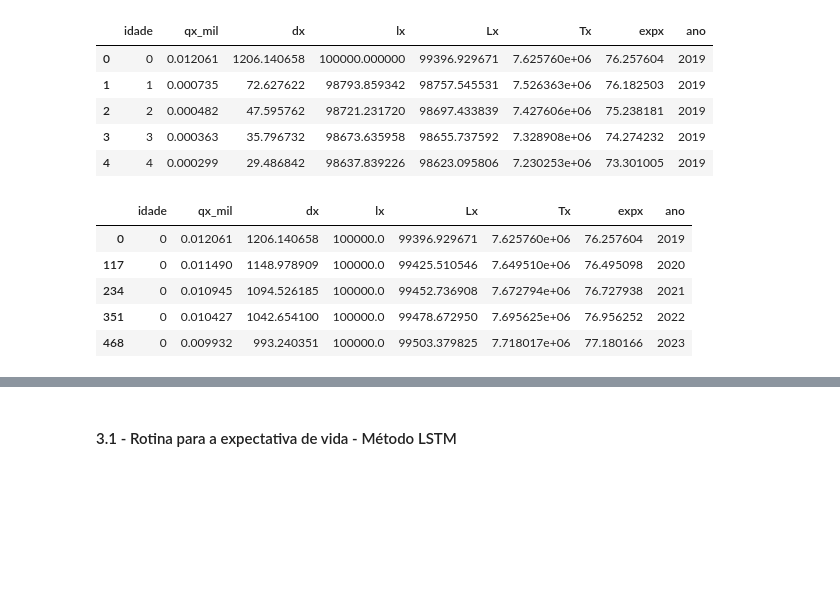
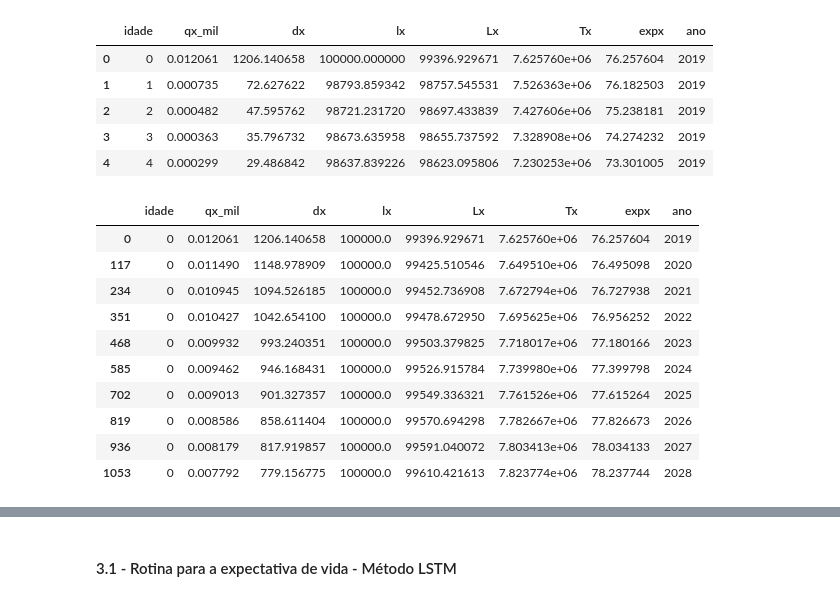
Before and after one commit to Domdoug/tabua_mortalidade_atuarial_com_lstm, a Jupyter notebook: 4-expectativa_vida_comparar_resultados.ipynb, the cells around one changed output, grey strips where cells are left out. Saved outputs shown, nothing was run; the diff lists cells and outputs as text; code cells hidden in the pictures; blank space fills up the shorter version.

```diff
--- a/4-expectativa_vida_comparar_resultados.ipynb
+++ b/4-expectativa_vida_comparar_resultados.ipynb
@@ -233,9 +259,14 @@ df_leecarter90 = df_leecarter_compl[df_leecarter_compl['idade']==90]
 # %%
-df_leecarter0.head()
+df_leecarter0.head(10)
 # %% [output]
 |  | idade | qx_mil | dx | lx | Lx | Tx | expx | ano |
 | 0 | 0 | 0.012061 | 1206.140658 | 100000.0 | 99396.929671 | 7.625760e+06 | 76.257604 | 2019 |
 | 117 | 0 | 0.011490 | 1148.978909 | 100000.0 | 99425.510546 | 7.649510e+06 | 76.495098 | 2020 |
 | 234 | 0 | 0.010945 | 1094.526185 | 100000.0 | 99452.736908 | 7.672794e+06 | 76.727938 | 2021 |
 | 351 | 0 | 0.010427 | 1042.654100 | 100000.0 | 99478.672950 | 7.695625e+06 | 76.956252 | 2022 |
 | 468 | 0 | 0.009932 | 993.240351 | 100000.0 | 99503.379825 | 7.718017e+06 | 77.180166 | 2023 |
+| 585 | 0 | 0.009462 | 946.168431 | 100000.0 | 99526.915784 | 7.739980e+06 | 77.399798 | 2024 |
+| 702 | 0 | 0.009013 | 901.327357 | 100000.0 | 99549.336321 | 7.761526e+06 | 77.615264 | 2025 |
+| 819 | 0 | 0.008586 | 858.611404 | 100000.0 | 99570.694298 | 7.782667e+06 | 77.826673 | 2026 |
+| 936 | 0 | 0.008179 | 817.919857 | 100000.0 | 99591.040072 | 7.803413e+06 | 78.034133 | 2027 |
+| 1053 | 0 | 0.007792 | 779.156775 | 100000.0 | 99610.421613 | 7.823774e+06 | 78.237744 | 2028 |
```
Also changed, not shown: parts of 38 cells of this notebook, 4 other files.
